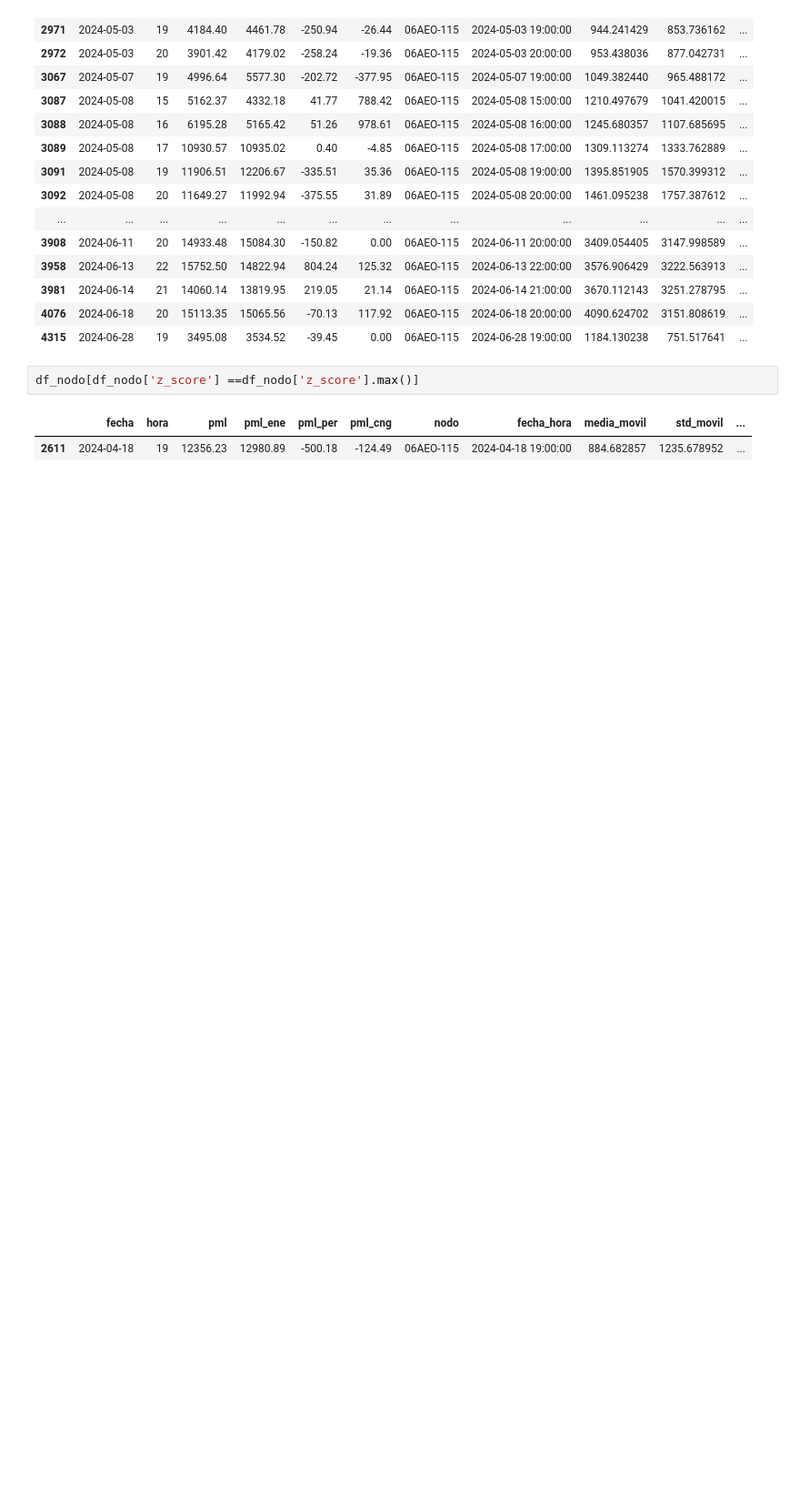
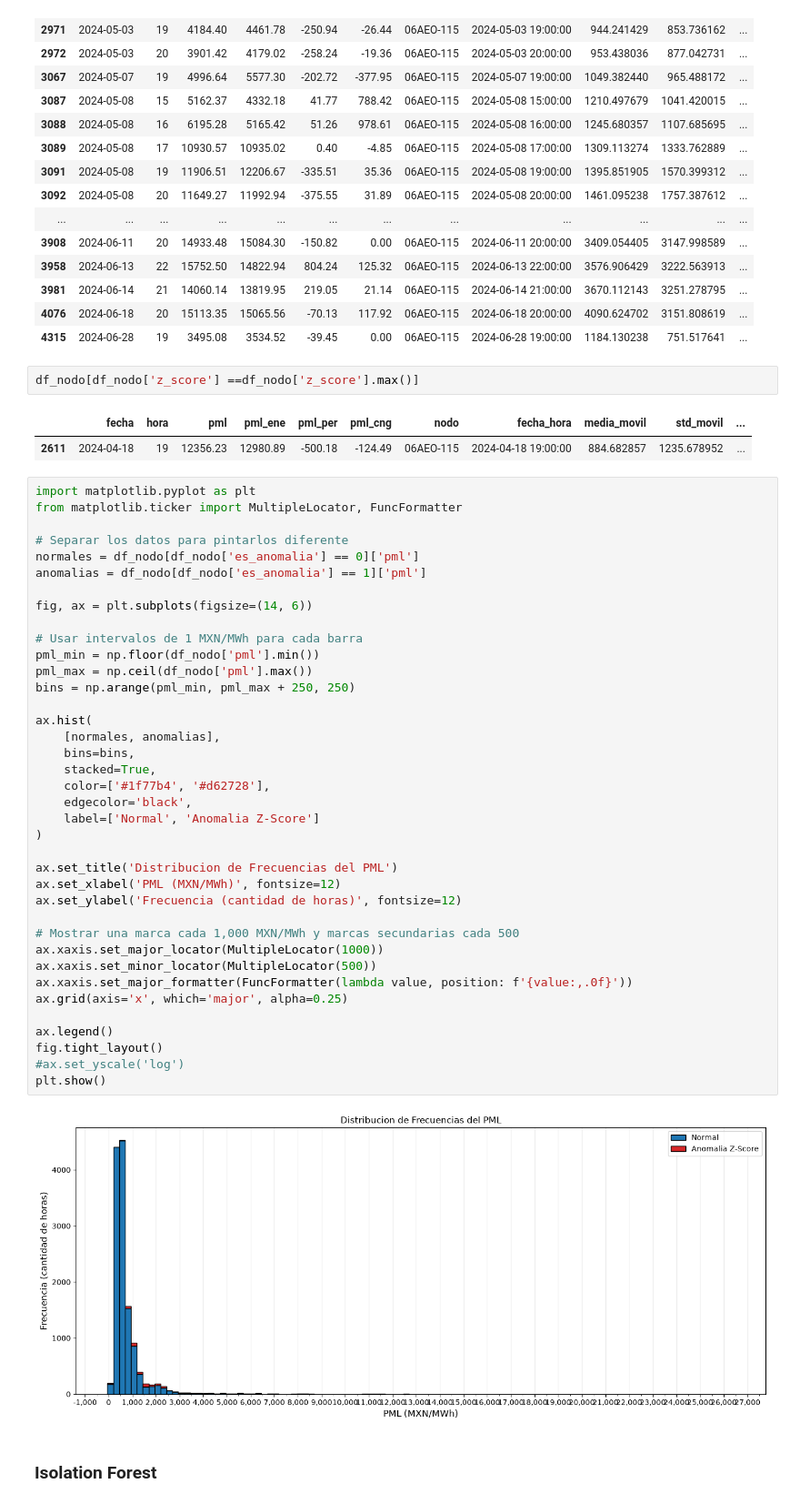
Before and after one commit to VelascoSantiago/pp-monclovalmp, a Jupyter notebook: dev.ipynb, the cells around one changed output. Shown at 91% size. Drawn from its saved outputs; the diff is of its cells as text; blank space fills up the shorter version.

Commit message:
isolation forest pt.1

```diff
--- a/dev.ipynb
+++ b/dev.ipynb
@@ -384,3 +387,45 @@ df_nodo[df_nodo['z_score'] ==df_nodo['z_score'].max()]
 # %% [output]
 |  | fecha | hora | pml | pml_ene | pml_per | pml_cng | nodo | fecha_hora | media_movil | std_movil | ... |
 | 2611 | 2024-04-18 | 19 | 12356.23 | 12980.89 | -500.18 | -124.49 | 06AEO-115 | 2024-04-18 19:00:00 | 884.682857 | 1235.678952 | ... |
+# %%
+import matplotlib.pyplot as plt
+from matplotlib.ticker import MultipleLocator, FuncFormatter
+
+# Separar los datos para pintarlos diferente
+normales = df_nodo[df_nodo['es_anomalia'] == 0]['pml']
+anomalias = df_nodo[df_nodo['es_anomalia'] == 1]['pml']
+
+fig, ax = plt.subplots(figsize=(14, 6))
+
+# Usar intervalos de 1 MXN/MWh para cada barra
+pml_min = np.floor(df_nodo['pml'].min())
+pml_max = np.ceil(df_nodo['pml'].max())
+bins = np.arange(pml_min, pml_max + 250, 250)
+
+ax.hist(
+    [normales, anomalias],
+    bins=bins,
+    stacked=True,
+    color=['#1f77b4', '#d62728'],
+    edgecolor='black',
+    label=['Normal', 'Anomalia Z-Score']
+)
+
+ax.set_title('Distribucion de Frecuencias del PML')
+ax.set_xlabel('PML (MXN/MWh)', fontsize=12)
+ax.set_ylabel('Frecuencia (cantidad de horas)', fontsize=12)
+
+# Mostrar una marca cada 1,000 MXN/MWh y marcas secundarias cada 500
+ax.xaxis.set_major_locator(MultipleLocator(1000))
+ax.xaxis.set_minor_locator(MultipleLocator(500))
+ax.xaxis.set_major_formatter(FuncFormatter(lambda value, position: f'{value:,.0f}'))
+ax.grid(axis='x', which='major', alpha=0.25)
+
+ax.legend()
+fig.tight_layout()
+#ax.set_yscale('log')
+plt.show()
+# %% [output]
+[figure, added]
+# %% [markdown]
+### Isolation Forest
```
Also changed, not shown: parts of 3 cells of this notebook, 2 other files.
